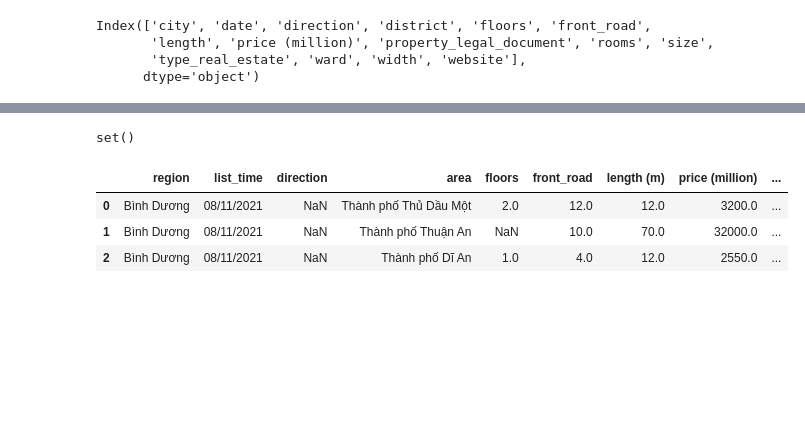
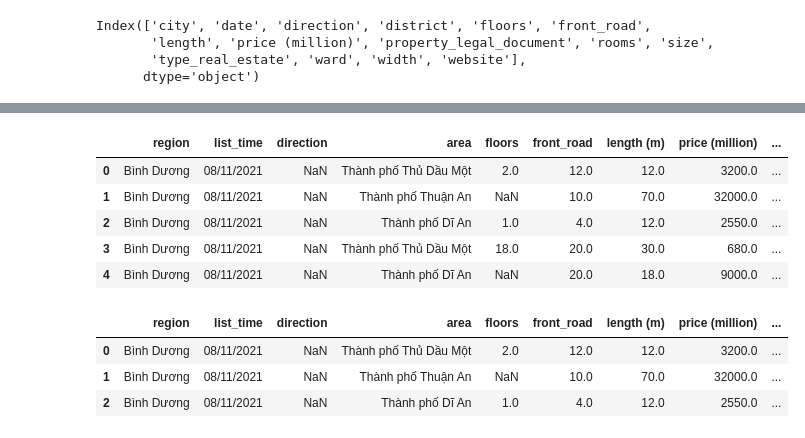
Before and after one commit to DaiVo20/-Real-Estate-Data-Analysis, a Jupyter notebook: EDA.ipynb, the cells around one changed output, grey strips where cells are left out. Drawn from its saved outputs; the diff is of its cells as text; code cells hidden in the pictures; blank space fills up the shorter version.

```diff
--- a/EDA.ipynb
+++ b/EDA.ipynb
@@ -6,14 +6,14 @@ import warnings
 import matplotlib.pyplot as plt
 import seaborn as sns
 
-# warnings.filterwarnings('ignore')
-# InteractiveShell.ast_node_interactivity = "all"
+warnings.filterwarnings('ignore')
+InteractiveShell.ast_node_interactivity = "all"
 
-# pd.set_option('display.max_rows', None)
+pd.set_option('display.max_rows', None)
 pd.set_option('display.max_columns', None)
-# pd.set_option('display.width', None)
-# pd.set_option('display.max_colwidth', None)
-# pd.options.display.max_rows
+pd.set_option('display.width', None)
+pd.set_option('display.max_colwidth', None)
+pd.options.display.max_rows
 # %% [markdown]
 ## 1. Load data
 # %%
@@ -61 +69,12 @@ Index(['city', 'date', 'direction', 'district', 'floors', 'front_road',
+# %%
+alonhadat_df.rename(columns={"city": "region", "date": "list_time", "size": "size (m2)", 'district':"area", 'length':"length (m)", 'width':"width (m)"}, inplace=True)
+# %%
+alonhadat_df.head()
+# %% [output]
+|  | region | list_time | direction | area | floors | front_road | length (m) | price (million) | ... |
+| 0 | Bình Dương | 08/11/2021 | NaN | Thành phố Thủ Dầu Một | 2.0 | 12.0 | 12.0 | 3200.0 | ... |
+| 1 | Bình Dương | 08/11/2021 | NaN | Thành phố Thuận An | NaN | 10.0 | 70.0 | 32000.0 | ... |
+| 2 | Bình Dương | 08/11/2021 | NaN | Thành phố Dĩ An | 1.0 | 4.0 | 12.0 | 2550.0 | ... |
+| 3 | Bình Dương | 08/11/2021 | NaN | Thành phố Thủ Dầu Một | 18.0 | 20.0 | 30.0 | 680.0 | ... |
+| 4 | Bình Dương | 08/11/2021 | NaN | Thành phố Dĩ An | NaN | 20.0 | 18.0 | 9000.0 | ... |
 # %%
@@ -65,6 +84,4 @@ alo_cols = ['region', 'list_time', 'direction', 'area', 'floors', 'front_road',
 # %%
-chotot_cols = set(chotot_df.columns)
-set(alo_cols).difference(chotot_cols)
+# chotot_cols = set(chotot_df.columns)
+# set(alo_cols).difference(chotot_cols)
-# %% [output]
-set()
 # %%
```
Also changed, not shown: parts of 13 cells of this notebook, 4 other files.
